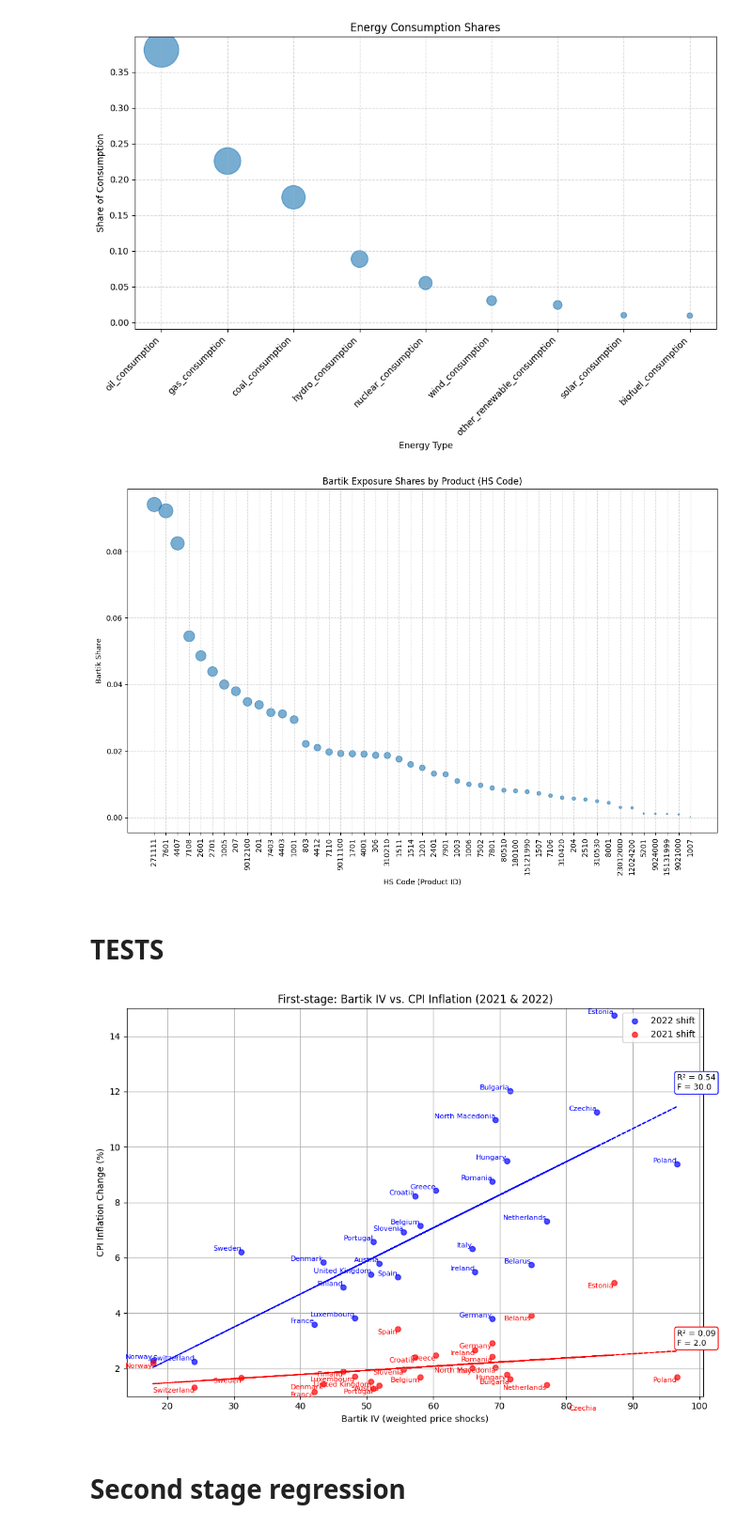
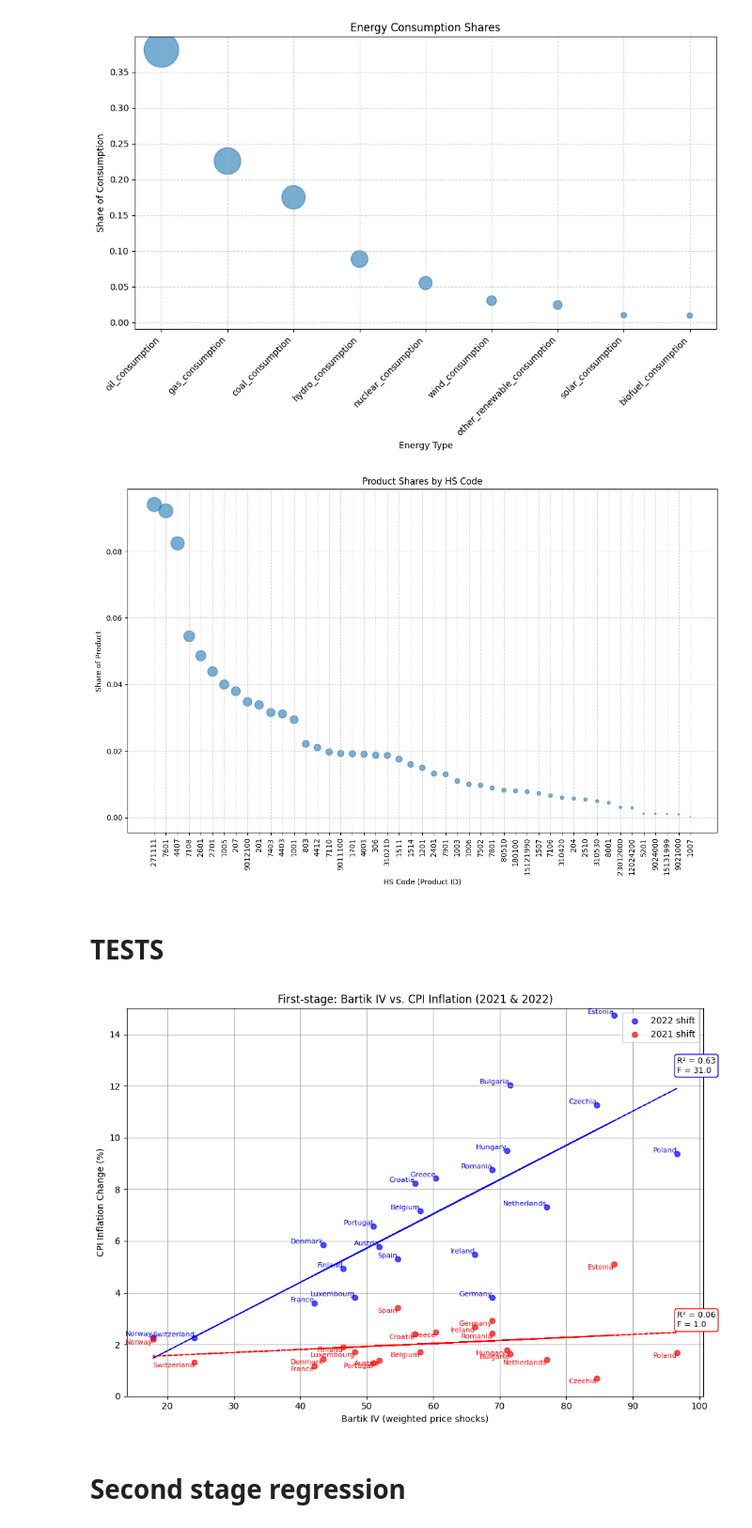
Before and after one commit to JeanLucaSchindler/CAPSTONE, a Jupyter notebook: test_design/merge.ipynb, the cells around one changed output. Shown: that part at 94% size. Saved outputs shown, nothing was run; the diff lists cells and outputs as text; code cells hidden in the pictures.

```diff
--- a/test_design/merge.ipynb
+++ b/test_design/merge.ipynb
@@ -50,12 +50,17 @@ where:
 # Combine both series into a single normalized vector (they already sum to 1 each)
 # So we'll concatenate and then renormalize
 
-europe_or_nearby = ['Austria', 'Belarus', 'Belgium', 'Bulgaria', 'Croatia', 'Czechia',
-       'Denmark', 'Estonia', 'Finland', 'France', 'Germany', 'Greece',
-       'Hungary', 'Ireland', 'Italy', 'Luxembourg', 'Netherlands',
-       'North Macedonia', 'Norway', 'Poland', 'Portugal', 'Romania',
-       'Slovakia', 'Slovenia', 'Spain', 'Sweden', 'Switzerland',
-       'United Kingdom']
+# europe_or_nearby = ['Austria', 'Belarus', 'Belgium', 'Bulgaria', 'Croatia', 'Czechia',
+#        'Denmark', 'Estonia', 'Finland', 'France', 'Germany', 'Greece',
+#        'Hungary', 'Ireland', 'Italy', 'Luxembourg', 'Netherlands',
+#        'North Macedonia', 'Norway', 'Poland', 'Portugal', 'Romania',
+#        'Slovakia', 'Slovenia', 'Spain', 'Sweden', 'Switzerland',
+#        'United Kingdom']
+
+europe_or_nearby = ['Austria', 'Belgium', 'Bulgaria', 'Croatia', 'Czechia', 'Denmark',
+       'Estonia', 'Finland', 'France', 'Germany', 'Greece', 'Hungary',
+       'Ireland', 'Luxembourg', 'Netherlands', 'Norway', 'Poland', 'Portugal',
+       'Romania', 'Slovakia', 'Spain', 'Switzerland']
 
 # Energy shares
 energy_shares = pd.Series({
@@ -164,14 +173,14 @@ plt.figure(figsize=(12, 8))
 plt.scatter(x=range(len(bartik_shares)), y=bartik_shares.values, s=bartik_shares.values * 4000, alpha=0.6)
 plt.xticks(range(len(bartik_shares)), bartik_shares.index.astype(str), rotation=90)
 plt.xlabel("HS Code (Product ID)")
-plt.ylabel("Bartik Share")
-plt.title("Bartik Exposure Shares by Product (HS Code)")
+plt.ylabel("Share of Product")
+plt.title("Product Shares by HS Code")
 
 plt.grid(True, linestyle='--', alpha=0.5)
 plt.tight_layout()
 plt.show()
 # %% [output]
-[figure, old version]
+[figure, new version]
 # %%
 bartik_energy = pd.read_csv('../Design/data/bartik_iv.csv')
 bartik_imports = pd.read_csv('data/bartik_iv.csv')
@@ -219,7 +228,7 @@ def compute_inflation_shift(year1, year2, color, label, y_offset):
 
     # OLS with statsmodels
     X_ols = sm.add_constant(x)
-    model = sm.OLS(y, X_ols).fit()
+    model = sm.OLS(y, X_ols).fit(cov_type='HC1')
     y_pred = model.predict(X_ols)
 
     # Plot regression line
@@ -231,35 +240,35 @@ def compute_inflation_shift(year1, year2, color, label, y_offset):
     textstr = f'R² = {r2:.2f}\nF = {fstat:.1f}'
     plt.text(max(x), max(y_pred) + y_offset, textstr,
              fontsize=9, bbox=dict(facecolor='white', edgecolor=color, boxstyle='round,pad=0.3'))
 
     return x, y, names
 
 # Start plot
 plt.figure(figsize=(10, 7))
 
 # 2022 in blue
 x_2022, y_2022, names_2022 = compute_inflation_shift('2021', '2022', 'blue', '2022 shift', y_offset=0.6)
 
 # 2021 in red
 x_2021, y_2021, names_2021 = compute_inflation_shift('2020', '2021', 'red', '2021 shift', y_offset=0.2)
 
 # Annotate points
 for i, name in enumerate(names_2022):
     plt.text(x_2022[i], y_2022[i], name, fontsize=8, ha='right', va='bottom', color='blue')
 
 for i, name in enumerate(names_2021):
     plt.text(x_2021[i], y_2021[i], name, fontsize=8, ha='right', va='top', color='red')
 
 plt.title("First-stage: Bartik IV vs. CPI Inflation (2021 & 2022)")
 plt.xlabel("Bartik IV (weighted price shocks)")
 plt.ylabel("CPI Inflation Change (%)")
-plt.ylim(1, 15)
+plt.ylim(0, 15)
 plt.grid(True)
 plt.legend()
 plt.tight_layout()
 plt.show()
 # %% [output]
-[figure, old version]
+[figure, new version]
 # %% [markdown]
 # Second stage regression
 # %%
```
Also changed, not shown: parts of 4 cells of this notebook, 2 other files.
